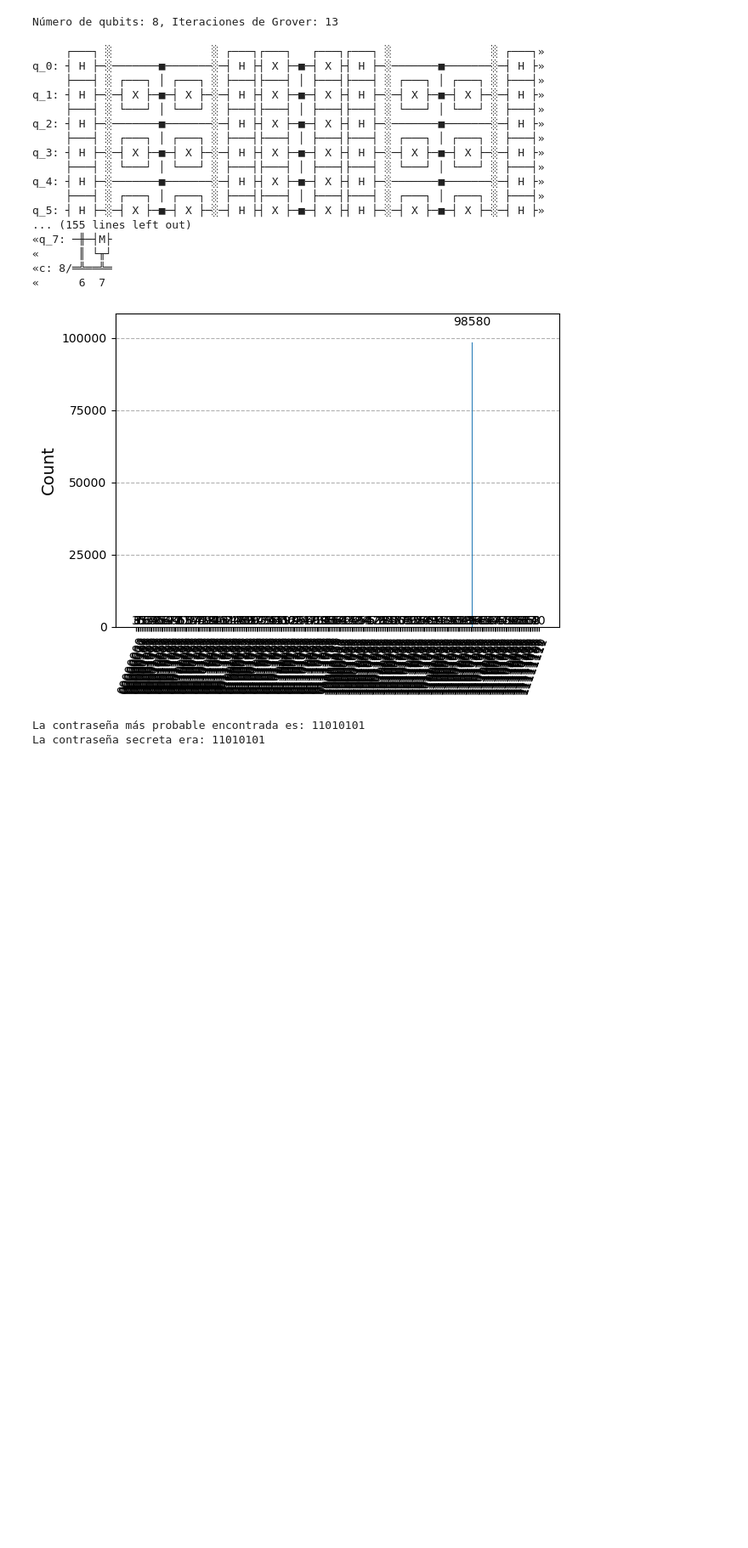
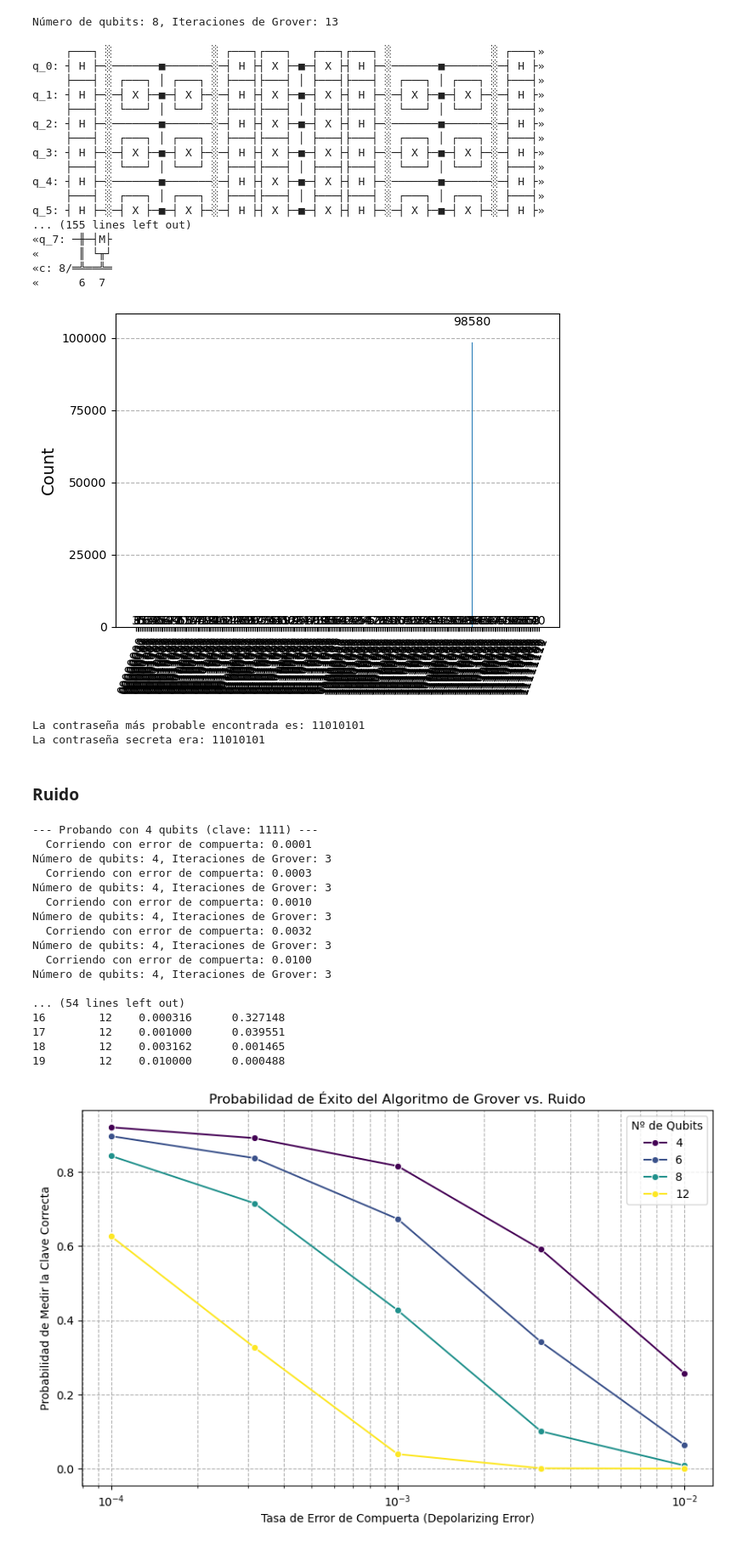
Before and after one commit to eterX/QFF25, a Jupyter notebook: src/main.ipynb, the cells around one changed output. Shown: that part at 85% size. Drawn from its saved outputs; the diff is of its cells as text; code cells hidden in the pictures; blank space fills up the shorter version.

```diff
--- a/src/main.ipynb
+++ b/src/main.ipynb
@@ -168,3 +168,5 @@ print(f"La contraseña secreta era: {secret_key}")
 # %% [output]
 La contraseña más probable encontrada es: 11010101
 La contraseña secreta era: 11010101
+# %% [markdown]
+### Ruido
@@ -170,0 +215,72 @@ La contraseña secreta era: 11010101
+# %%
+# --- Parámetros para la Experimentación ---
+qubit_range = [4, 6, 8, 12]
+error_range = np.logspace(-4, -2, 5)
+shots = 2048
+results_data = []
+# %%
+# --- Bucle de Simulación ---
+for n_qubits in qubit_range:
+    # Generar una clave secreta aleatoria para este tamaño
+    secret_key = ''.join(np.random.choice(['0', '1'], size=n_qubits))
+    print(f"\n--- Probando con {n_qubits} qubits (clave: {secret_key}) ---")
+
+    for gate_error in error_range:
+        print(f"  Corriendo con error de compuerta: {gate_error:.4f}")
+
+        # 1. Crear el modelo de ruido
+        noise_environment = modelo_de_ruido(gate_error=gate_error)
+        backend = AerSimulator(noise_model=noise_environment)
+
+        # 2. Crear y transpilar el circuito de Grover
+        grover_circuit = create_grover_circuit(n_qubits, secret_key)
+        transpiled_circuit = transpile(grover_circuit, backend)
+
+        # 3. Ejecutar la simulación
+        job = backend.run(transpiled_circuit, shots=shots)
+        results = job.result()
+        counts = results.get_counts(transpiled_circuit)
+
+        # 4. Calcular y almacenar la probabilidad de éxito
+        success_prob = counts.get(secret_key, 0) / shots
+        results_data.append({
+            'n_qubits': n_qubits,
+            'gate_error': gate_error,
+            'success_prob': success_prob
+        })
+
+# --- Análisis y Visualización de Resultados ---
+df = pd.DataFrame(results_data)
+print("\n--- Resultados del Experimento ---")
+print(df)
+
+# Crear la gráfica
+plt.figure(figsize=(10, 6))
+sns.lineplot(data=df, x='gate_error', y='success_prob', hue='n_qubits', marker='o', palette='viridis')
+
+plt.xscale('log')
+plt.title('Probabilidad de Éxito del Algoritmo de Grover vs. Ruido')
+plt.xlabel('Tasa de Error de Compuerta (Depolarizing Error)')
+plt.ylabel('Probabilidad de Medir la Clave Correcta')
+plt.grid(True, which="both", ls="--")
+plt.legend(title='Nº de Qubits')
+plt.show()
+# %% [output]
+--- Probando con 4 qubits (clave: 1111) ---
+  Corriendo con error de compuerta: 0.0001
+Número de qubits: 4, Iteraciones de Grover: 3
+  Corriendo con error de compuerta: 0.0003
+Número de qubits: 4, Iteraciones de Grover: 3
+  Corriendo con error de compuerta: 0.0010
+Número de qubits: 4, Iteraciones de Grover: 3
+  Corriendo con error de compuerta: 0.0032
+Número de qubits: 4, Iteraciones de Grover: 3
+  Corriendo con error de compuerta: 0.0100
+Número de qubits: 4, Iteraciones de Grover: 3
+
+... (54 lines left out)
+16        12    0.000316      0.327148
+17        12    0.001000      0.039551
+18        12    0.003162      0.001465
+19        12    0.010000      0.000488
+[figure, added]
```
Also changed, not shown: parts of 1 cell of this notebook.
